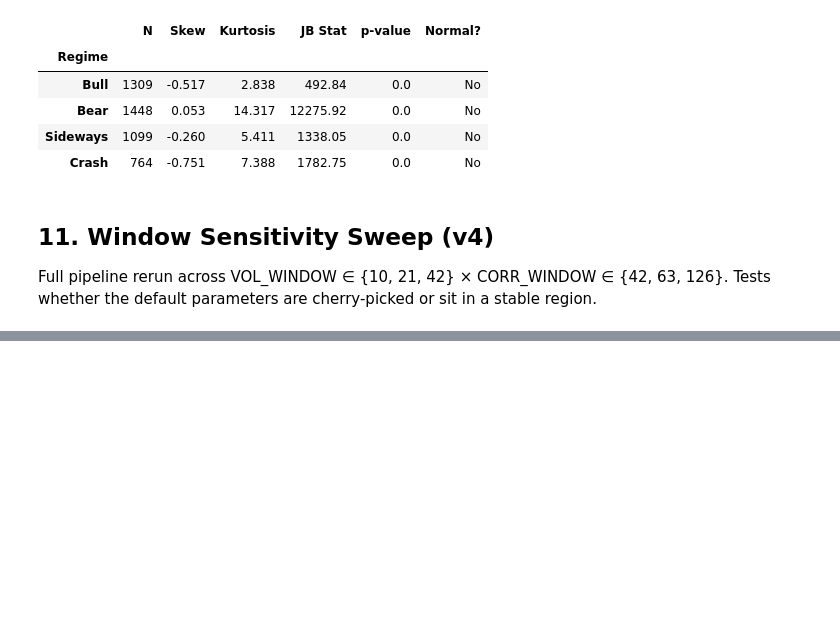
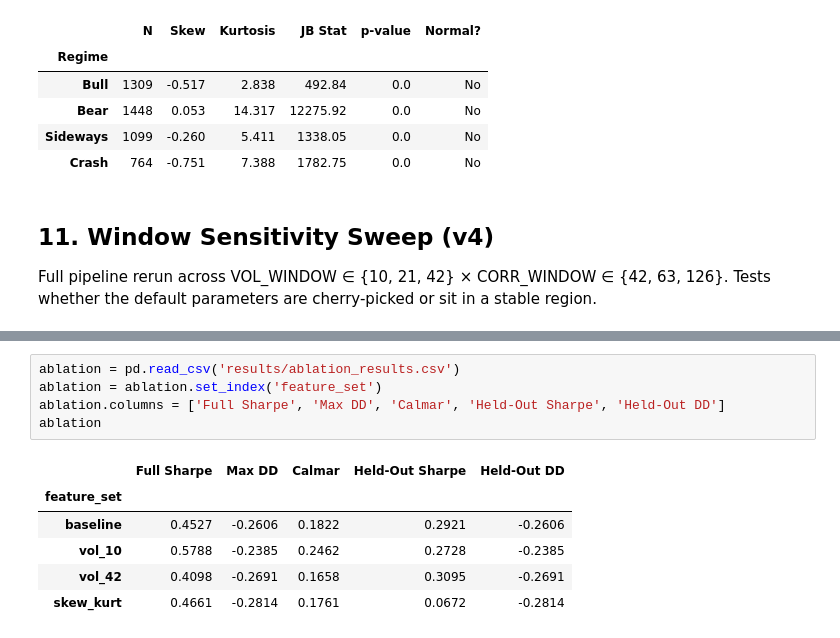
Before and after one commit to AbdelkrimCode/regime-adaptive-portfolio, a Jupyter notebook: notebooks/exploration.ipynb, the cells around one changed output, grey strips where cells are left out. Drawn from its saved outputs; the diff is of its cells as text; blank space fills up the shorter version.

```diff
--- a/notebooks/exploration.ipynb
+++ b/notebooks/exploration.ipynb
@@ -504,0 +626,12 @@ Default (VOL=21, CORR=63) held-out Sharpe: 0.760
+# %%
+ablation = pd.read_csv('results/ablation_results.csv')
+ablation = ablation.set_index('feature_set')
+ablation.columns = ['Full Sharpe', 'Max DD', 'Calmar', 'Held-Out Sharpe', 'Held-Out DD']
+ablation
+# %% [output]
+|  | Full Sharpe | Max DD | Calmar | Held-Out Sharpe | Held-Out DD |
+| feature_set |  |  |  |  |  |
+| baseline | 0.4527 | -0.2606 | 0.1822 | 0.2921 | -0.2606 |
+| vol_10 | 0.5788 | -0.2385 | 0.2462 | 0.2728 | -0.2385 |
+| vol_42 | 0.4098 | -0.2691 | 0.1658 | 0.3095 | -0.2691 |
+| skew_kurt | 0.4661 | -0.2814 | 0.1761 | 0.0672 | -0.2814 |
```
Also changed, not shown: parts of 16 cells of this notebook.
